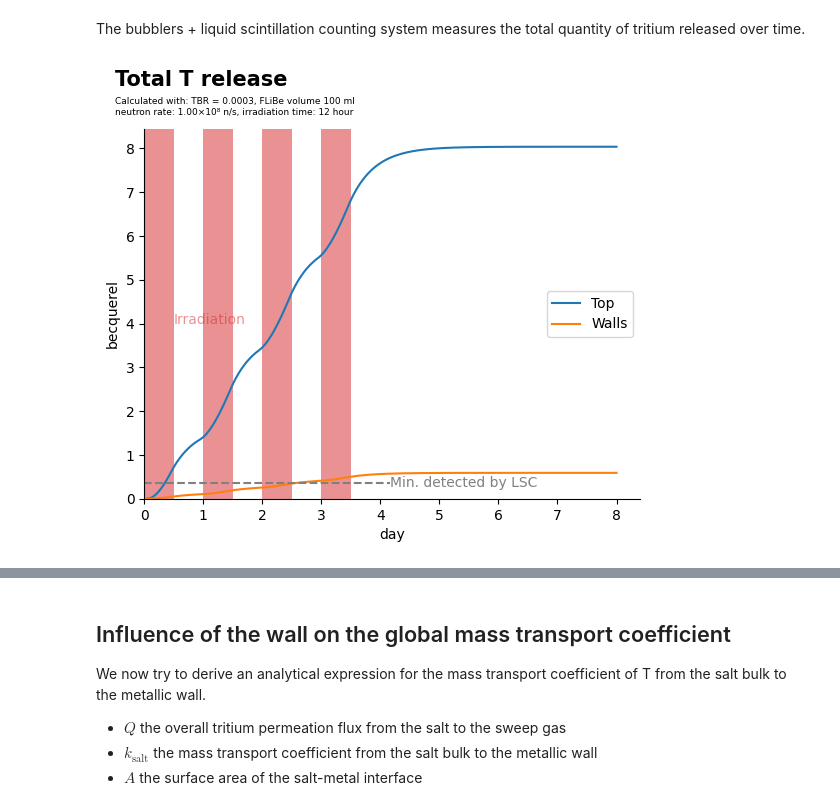
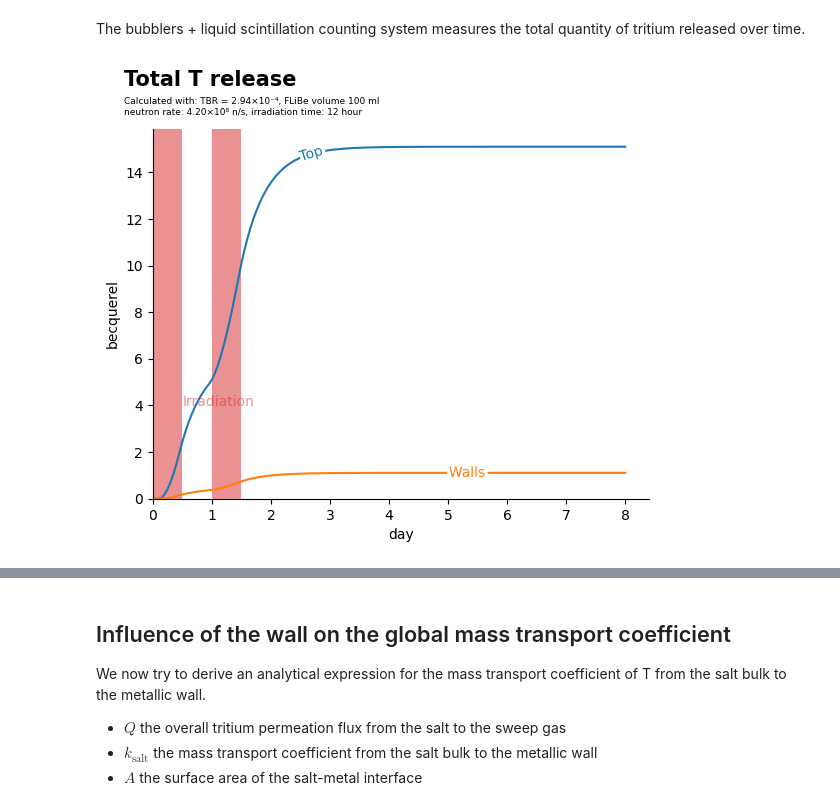
Before and after one commit to LIBRA-project/BABY-100-mL-runs, a Jupyter notebook: baby_dynamics.ipynb, the cells around one changed output, grey strips where cells are left out. Saved outputs shown, nothing was run; the diff lists cells and outputs as text; code cells hidden in the pictures.

```diff
--- a/baby_dynamics.ipynb
+++ b/baby_dynamics.ipynb
@@ -26,9 +26,10 @@ baby_model = Model(
     height=baby_height,
     TBR=2.94e-4 * ureg.particle * ureg.neutron**-1,  # Stefano's calculation 23rd Feb
 )
-baby_model.number_days = 4 * ureg.days
-baby_model.exposure_time = 10 * ureg.hour
-baby_model.dt = 0.5 * ureg.h
+baby_model.number_days = 2 * ureg.days
+baby_model.exposure_time = 12 * ureg.hour
+baby_model.neutron_rate = (1.2e8 + 3e8) * ureg.neutron * ureg.s**-1
+baby_model.dt = 0.4 * ureg.h
 baby_model.run(6 * ureg.day)
 # %% [output]
   warnings.warn(msg, RuntimeWarning)
@@ -39,7 +40,7 @@ time = baby_model.times.to(ureg.day)
 
 fig, (ax_inv, ax_fluxes, ax_cumul) = plt.subplots(3, 1, sharex=True, figsize=(6.4, 12))
 plt.sca(ax_inv)
-plt.title("BABY salt inventory")
+plt.title("Salt inventory $V \ c_\mathrm{salt}$")
 plt.plot(
     time,
     quantity_to_activity(baby_model.concentrations * baby_model.volume).to(ureg.Bq),
@@ -47,7 +48,7 @@ plt.plot(
 )
 
 plt.sca(ax_fluxes)
-plt.title("Tritium fluxes")
+plt.title("Tritium fluxes $Q_i$")
 release_top = quantity_to_activity(baby_model.Q_top(baby_model.concentrations)).to(
     ureg.Bq * ureg.s**-1
 )
@@ -61,7 +62,7 @@ plt.plot(time, release_walls, label="$Q_\mathrm{wall}$")
 plt.legend()
 
 plt.sca(ax_cumul)
-plt.title("Cumulated tritium release")
+plt.title("Cumulative tritium release")
 integrated_top = (
     cumulative_trapezoid(
         release_top.to(ureg.Bq * ureg.h**-1), time.to(ureg.h), initial=0
@@ -77,5 +78,13 @@ integrated_wall = (
 plt.plot(time, integrated_top, label="top")
 plt.plot(time, integrated_wall, label="wall")
 plt.xlabel(f"Time ({time.units:~P})")
+
+for ax in [ax_inv, ax_fluxes, ax_cumul]:
+    ax.set_ylim(bottom=0)
+    ax.grid(alpha=0.3)
+    for day in range(baby_model.number_days.to(ureg.day).magnitude):
+        ax.axvspan(0*ureg.h + day*ureg.day, baby_model.exposure_time+ day*ureg.day, facecolor='tab:red', alpha=0.5)
+
+plt.savefig("basic_model_results.pdf")
 plt.show()
 # %% [output]
@@ -85,7 +94,6 @@ plt.show()
 
 This section tries to determine if we can detect T in the sweep gas for a 1L salt volume experiment.
 # %%
-baby_model.neutron_rate = 1e8 * ureg.neutron * ureg.s**-1
 baby_model.exposure_time = 12 * ureg.h
 baby_model.dt = baby_model.exposure_time/10
 print(f"Salt volume: {baby_model.volume.to(ureg.mL):.2f~P}")
@@ -182,51 +115,35 @@ plt.gca().xaxis.set_units(ureg.day)
 
 plt.gcf().text(0.08, 0.97, "Total T release", weight="bold", fontsize=15)
 subtitle = [
-    f"Calculated with: TBR = {baby_model.TBR.to(ureg.dimensionless):.4f~P}, FLiBe volume {baby_model.volume.to(ureg.ml):.0f~P}",
+    f"Calculated with: TBR = {baby_model.TBR.to(ureg.dimensionless):.2e~P}, FLiBe volume {baby_model.volume.to(ureg.ml):.0f~P}",
     f"neutron rate: {baby_model.neutron_rate:.2e~P}, irradiation time: {baby_model.exposure_time}"
 ]
 
 plt.gcf().text(0.08, 0.91, s="\n".join(subtitle), fontsize=6.5)
 
 
 integrated_top = (
     cumulative_trapezoid(
         top_release.to(ureg.Bq * ureg.h**-1), baby_model.times.to(ureg.h), initial=0
     )
     * ureg.Bq
 )
 integrated_wall = (
     cumulative_trapezoid(
         wall_release.to(ureg.Bq * ureg.h**-1), baby_model.times.to(ureg.h), initial=0
     )
     * ureg.Bq
 )
 plt.plot(baby_model.times.to(ureg.h), integrated_top, label="Top")
 plt.plot(baby_model.times.to(ureg.h), integrated_wall, label="Walls")
-plt.legend()
-
-
-minimum_act_detecable_LSC = 2 * ureg.pCi
-LSC_sample_volume = 2 * ureg.ml
-minimum_conc_detecable_LSC = minimum_act_detecable_LSC/LSC_sample_volume
-vial_volume = 10 *ureg.ml
-
-l = plt.hlines(vial_volume * minimum_conc_detecable_LSC, xmin=0*ureg.h, xmax=100*ureg.h, linestyle="dashed", color="grey", label="Min. detected by LSC")
-
-plt.annotate(
-    l.get_label(),
-    xy=(100*ureg.h, vial_volume * minimum_conc_detecable_LSC),
-    va="center",
-    color="grey",
-)
 
 for day in range(baby_model.number_days.to(ureg.day).magnitude):
     plt.axvspan(0*ureg.h + day*ureg.day, baby_model.exposure_time+ day*ureg.day, facecolor='tab:red', alpha=0.5)
 plt.annotate("Irradiation", (baby_model.exposure_time, 4*ureg.Bq), color="tab:red", alpha=0.5)
-
+labelLines(plt.gca().get_lines(), zorder=2.5)
 plt.xlim(left=0*ureg.h)
 plt.ylim(bottom=0*ureg.Bq)
 plt.gca().spines.top.set_visible(False)
 plt.gca().spines.right.set_visible(False)
 # %% [output]
-[figure, old version]
+[figure, new version]
```
Also changed, not shown: parts of 16 cells of this notebook.
